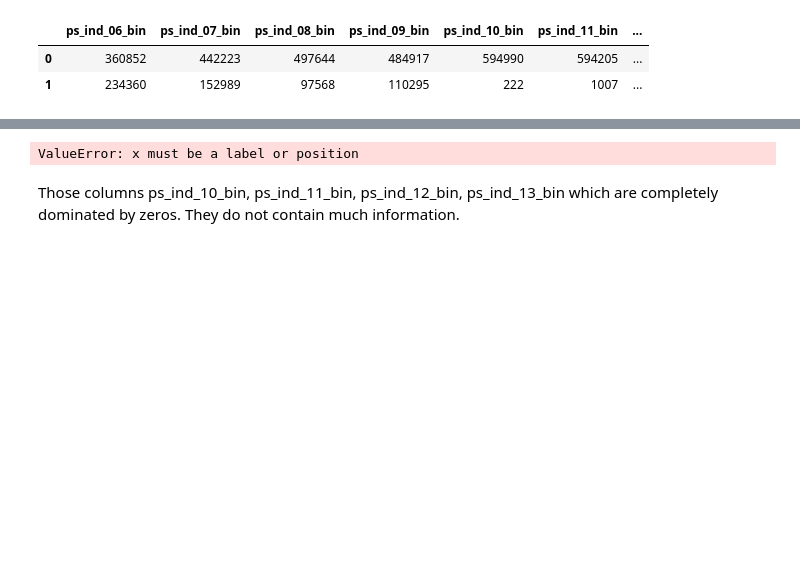
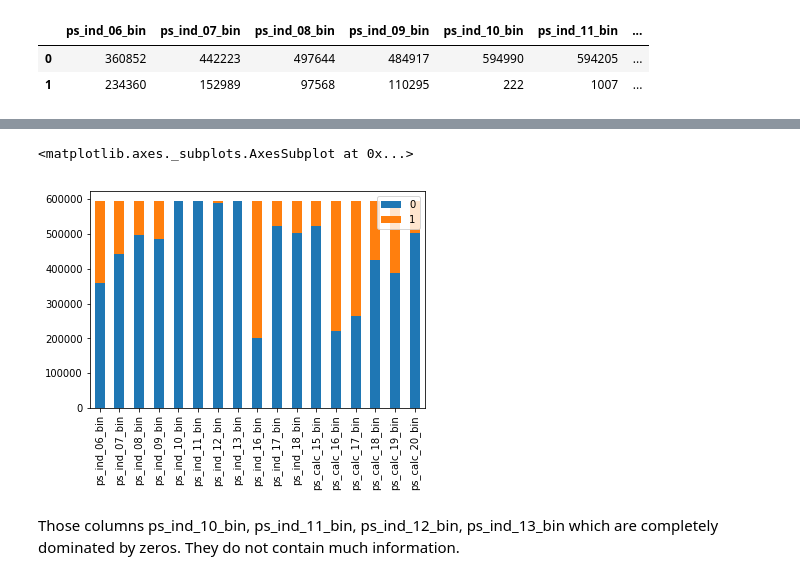
Before and after one commit to arunmadhuk/Machine-Learning, a Jupyter notebook: Arun_Madhu_Week-5_Assignment.ipynb, the cells around one changed output, grey strips where cells are left out. Drawn from its saved outputs; the diff is of its cells as text; code cells hidden in the pictures; blank space fills up the shorter version.

```diff
--- a/Arun_Madhu_Week-5_Assignment.ipynb
+++ b/Arun_Madhu_Week-5_Assignment.ipynb
@@ -172,9 +202,11 @@ bin_value_counts
 # %%
 # hint pandas plot.bar with stacked=True
 # Your code here
-bin_value_counts.plot.bar(x = bin_value_counts.columns,stacked=True)
+
+bin_value_counts.T.plot.bar(stacked=True)
 # %% [output]
-ValueError: x must be a label or position
+<matplotlib.axes._subplots.AxesSubplot at 0x...>
+[figure, added]
 # %% [markdown]
 Those columns ps_ind_10_bin, ps_ind_11_bin, ps_ind_12_bin, ps_ind_13_bin which are completely dominated by zeros. They do not contain much information.
 # %% [markdown]
```
Also changed, not shown: parts of 12 cells of this notebook.
